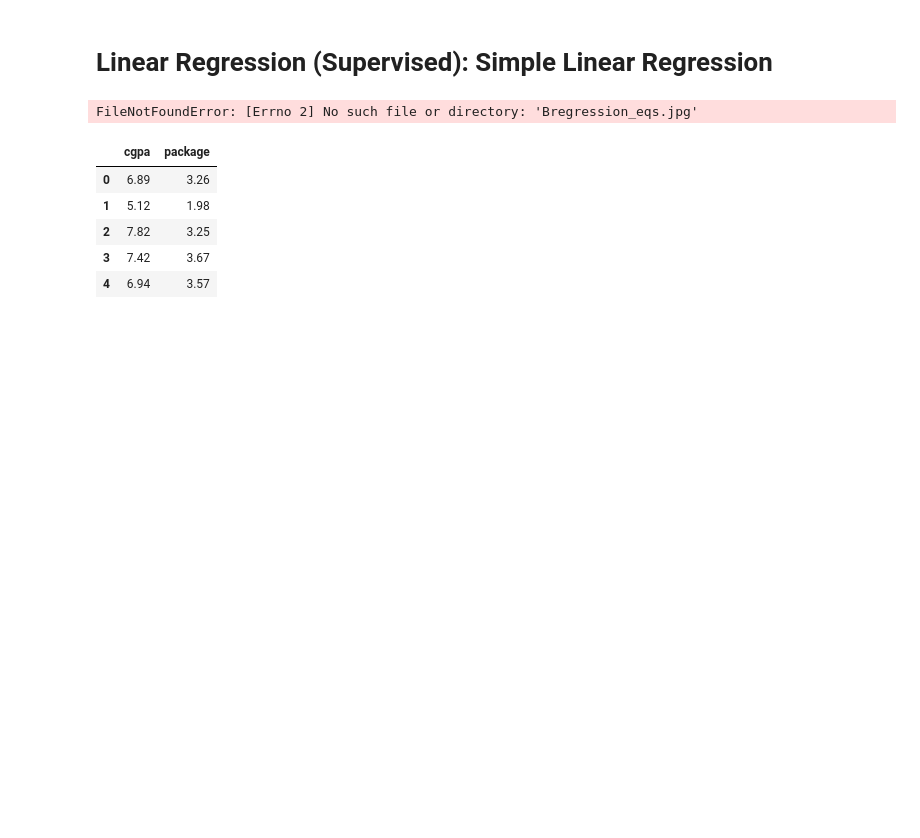
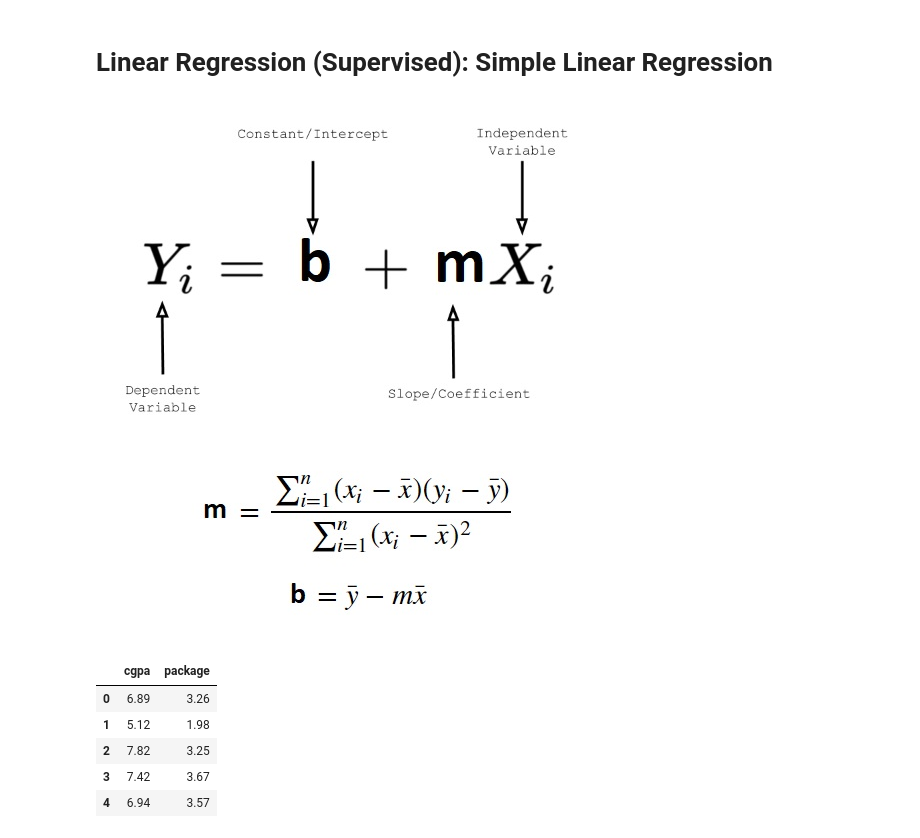
Before and after one commit to ArslanKAS/Python-Chilla-2.0, a Jupyter notebook: 14_Linera_Regression/Simple_Linear_Regression/SLR_scratch.ipynb, the cells around one changed output. Saved outputs shown, nothing was run; the diff lists cells and outputs as text; code cells hidden in the pictures; blank space fills up the shorter version.

```diff
--- a/14_Linera_Regression/Simple_Linear_Regression/SLR_scratch.ipynb
+++ b/14_Linera_Regression/Simple_Linear_Regression/SLR_scratch.ipynb
@@ -3,9 +3,9 @@
 # %%
 import pandas as pd
 from IPython.display import Image
-Image(filename='Bregression_eqs.jpg')
+Image(filename='regression_eqs.jpg')
 # %% [output]
-FileNotFoundError: [Errno 2] No such file or directory: 'Bregression_eqs.jpg'
+[figure, added]
 # %%
 class scratch_regression:
 
```
